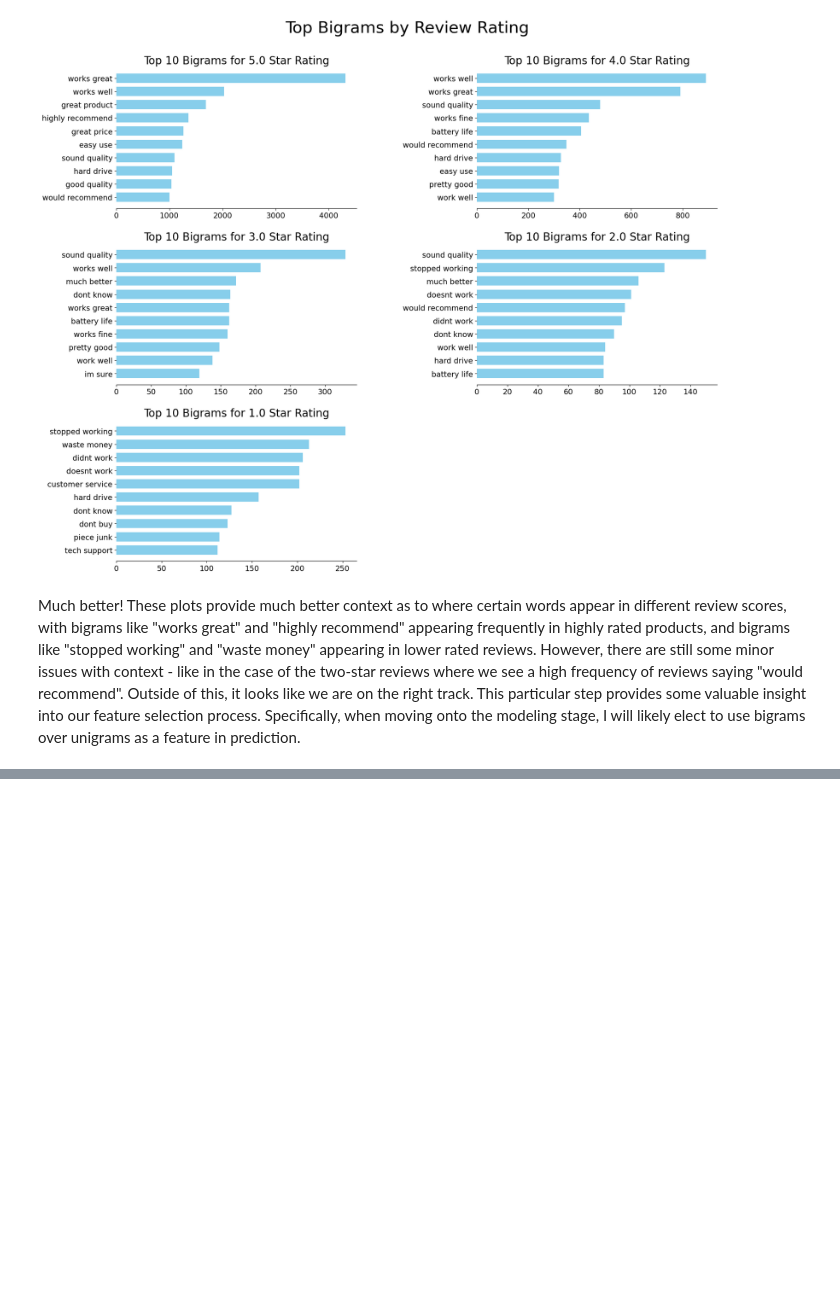
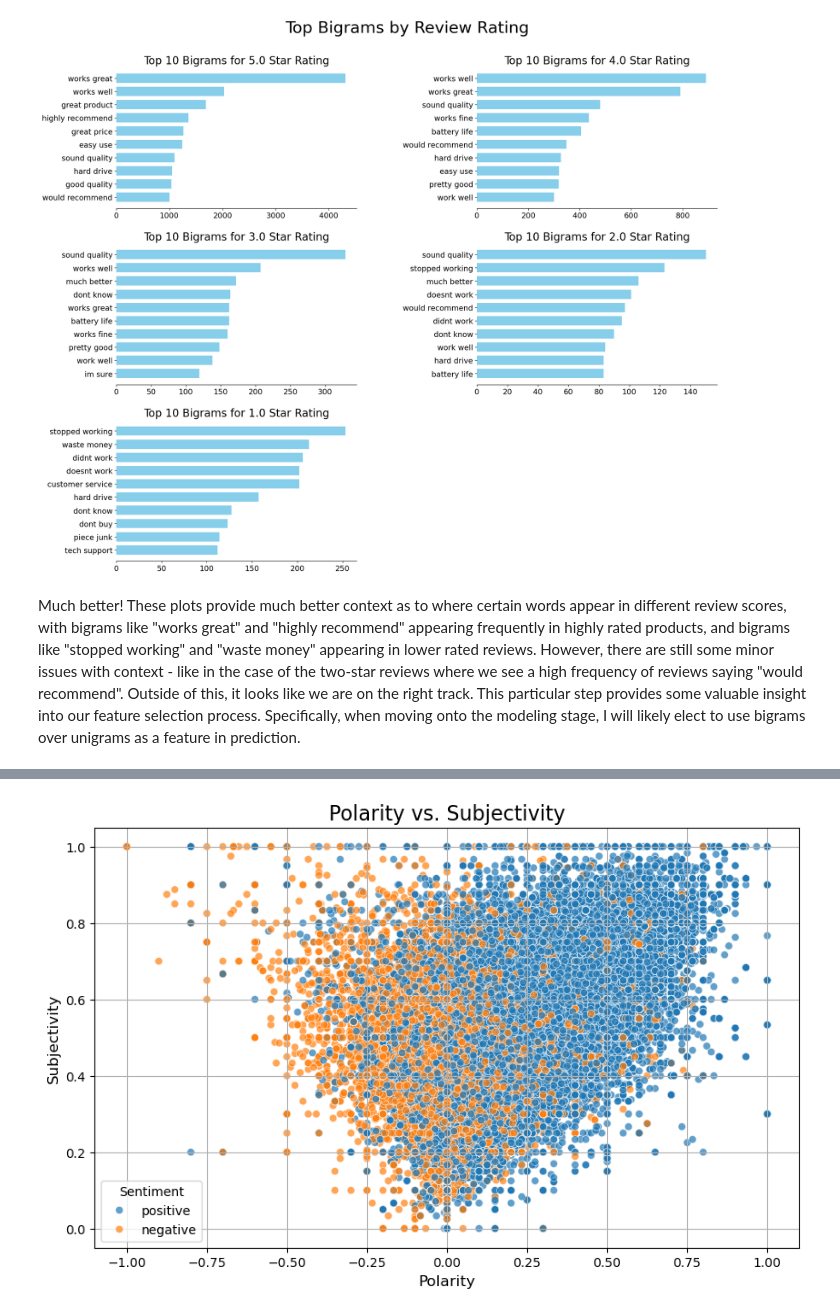
Before and after one commit to sm110101/portfolio_site, a Jupyter notebook: technical-details/eda/main.ipynb, the cells around one changed output, grey strips where cells are left out. Saved outputs shown, nothing was run; the diff lists cells and outputs as text; code cells hidden in the pictures; blank space fills up the shorter version.

```diff
--- a/technical-details/eda/main.ipynb
+++ b/technical-details/eda/main.ipynb
@@ -310,0 +392,11 @@ Much better! These plots provide much better context as to where certain words a
+# %%
+plt.figure(figsize=(10, 6))
+sns.scatterplot(data=reviews, x='Polarity', y='Subjectivity', hue='binary_target', alpha=0.7)
+plt.title('Polarity vs. Subjectivity', fontsize=16)
+plt.xlabel('Polarity', fontsize=12)
+plt.ylabel('Subjectivity', fontsize=12)
+plt.legend(title='Sentiment', loc='best')
+plt.grid(True)
+plt.show()
+# %% [output]
+[figure, added]
```
Also changed, not shown: parts of 19 cells of this notebook, 35 other files.
